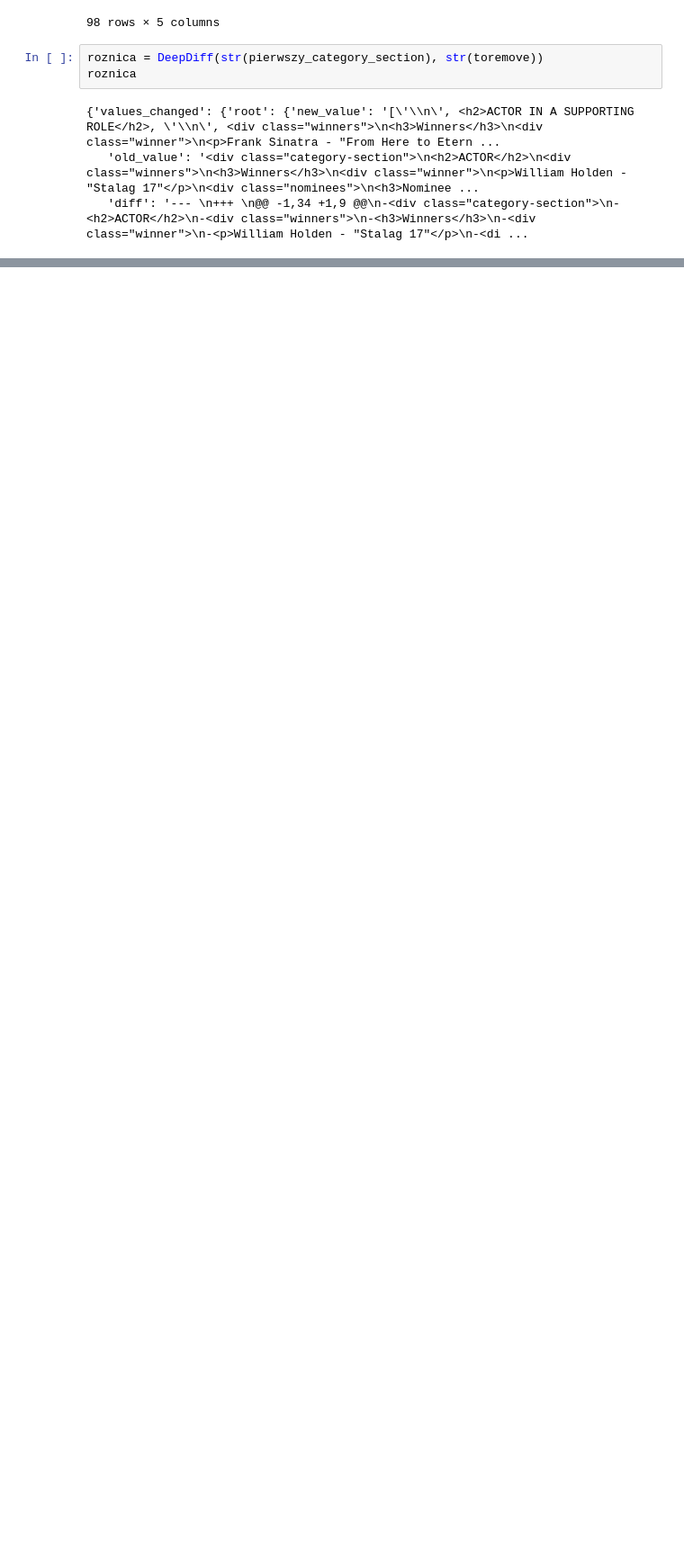
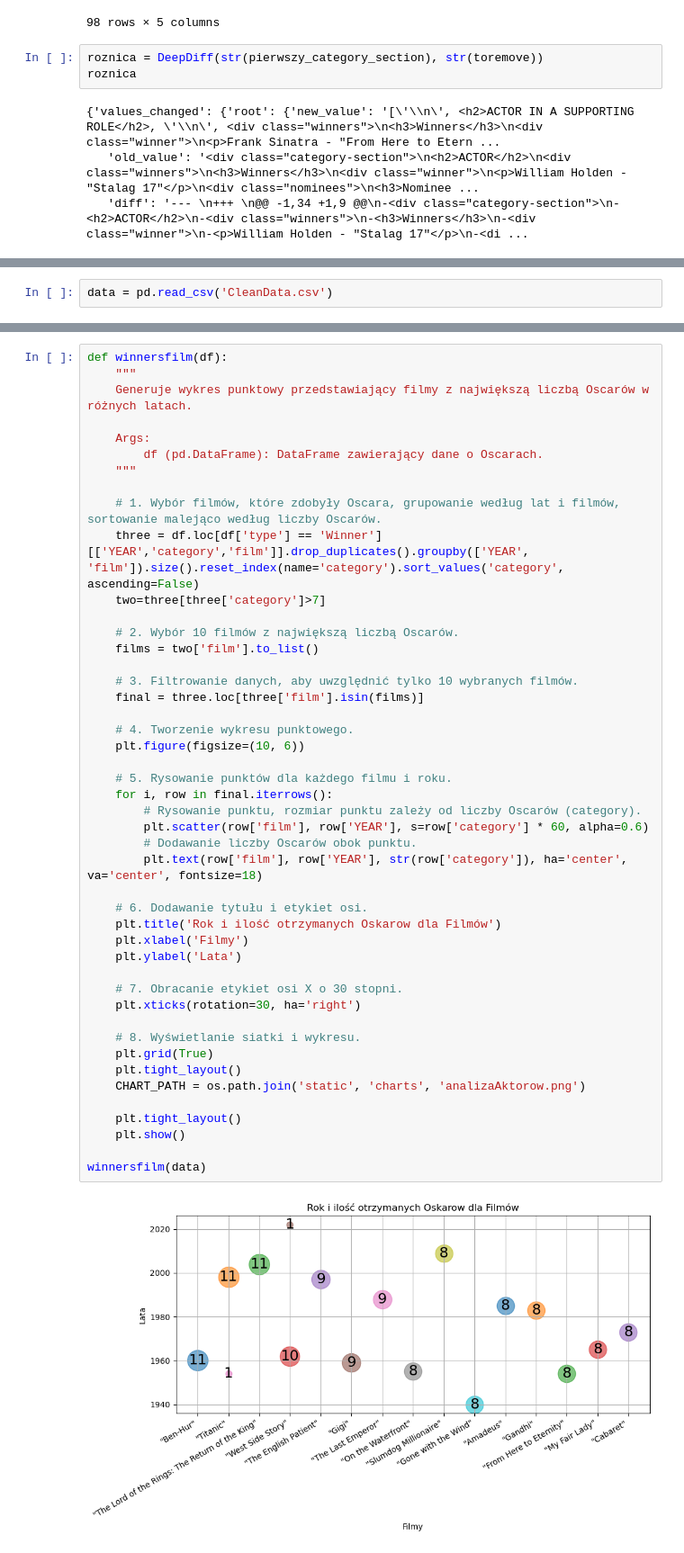
Before and after one commit to KawiorPL/FlaskApp, a Jupyter notebook: Untitled.ipynb, the cells around one changed output, grey strips where cells are left out. Shown: that part at 90% size. Saved outputs shown, nothing was run; the diff lists cells and outputs as text; blank space fills up the shorter version.

```diff
--- a/Untitled.ipynb
+++ b/Untitled.ipynb
@@ -1223,0 +1314,2 @@ roznica
+# %%
+data = pd.read_csv('CleanData.csv')
@@ -1223,0 +1332,48 @@ roznica
+# %%
+def winnersfilm(df):
+    """
+    Generuje wykres punktowy przedstawiający filmy z największą liczbą Oscarów w różnych latach.
+
+    Args:
+        df (pd.DataFrame): DataFrame zawierający dane o Oscarach.
+    """
+
+    # 1. Wybór filmów, które zdobyły Oscara, grupowanie według lat i filmów, sortowanie malejąco według liczby Oscarów.
+    three = df.loc[df['type'] == 'Winner'][['YEAR','category','film']].drop_duplicates().groupby(['YEAR', 'film']).size().reset_index(name='category').sort_values('category', ascending=False)
+    two=three[three['category']>7]
+
+    # 2. Wybór 10 filmów z największą liczbą Oscarów.
+    films = two['film'].to_list()
+
+    # 3. Filtrowanie danych, aby uwzględnić tylko 10 wybranych filmów.
+    final = three.loc[three['film'].isin(films)]
+
+    # 4. Tworzenie wykresu punktowego.
+    plt.figure(figsize=(10, 6))
+
+    # 5. Rysowanie punktów dla każdego filmu i roku.
+    for i, row in final.iterrows():
+        # Rysowanie punktu, rozmiar punktu zależy od liczby Oscarów (category).
+        plt.scatter(row['film'], row['YEAR'], s=row['category'] * 60, alpha=0.6)
+        # Dodawanie liczby Oscarów obok punktu.
+        plt.text(row['film'], row['YEAR'], str(row['category']), ha='center', va='center', fontsize=18)
+
+    # 6. Dodawanie tytułu i etykiet osi.
+    plt.title('Rok i ilość otrzymanych Oskarow dla Filmów')
+    plt.xlabel('Filmy')
+    plt.ylabel('Lata')
+
+    # 7. Obracanie etykiet osi X o 30 stopni.
+    plt.xticks(rotation=30, ha='right')
+
+    # 8. Wyświetlanie siatki i wykresu.
+    plt.grid(True)
+    plt.tight_layout()
+    CHART_PATH = os.path.join('static', 'charts', 'analizaAktorow.png')
+
+    plt.tight_layout()
+    plt.show()
+
+winnersfilm(data)
+# %% [output]
+[figure, added]
```
Also changed, not shown: parts of 5 cells of this notebook, 10 other files.
